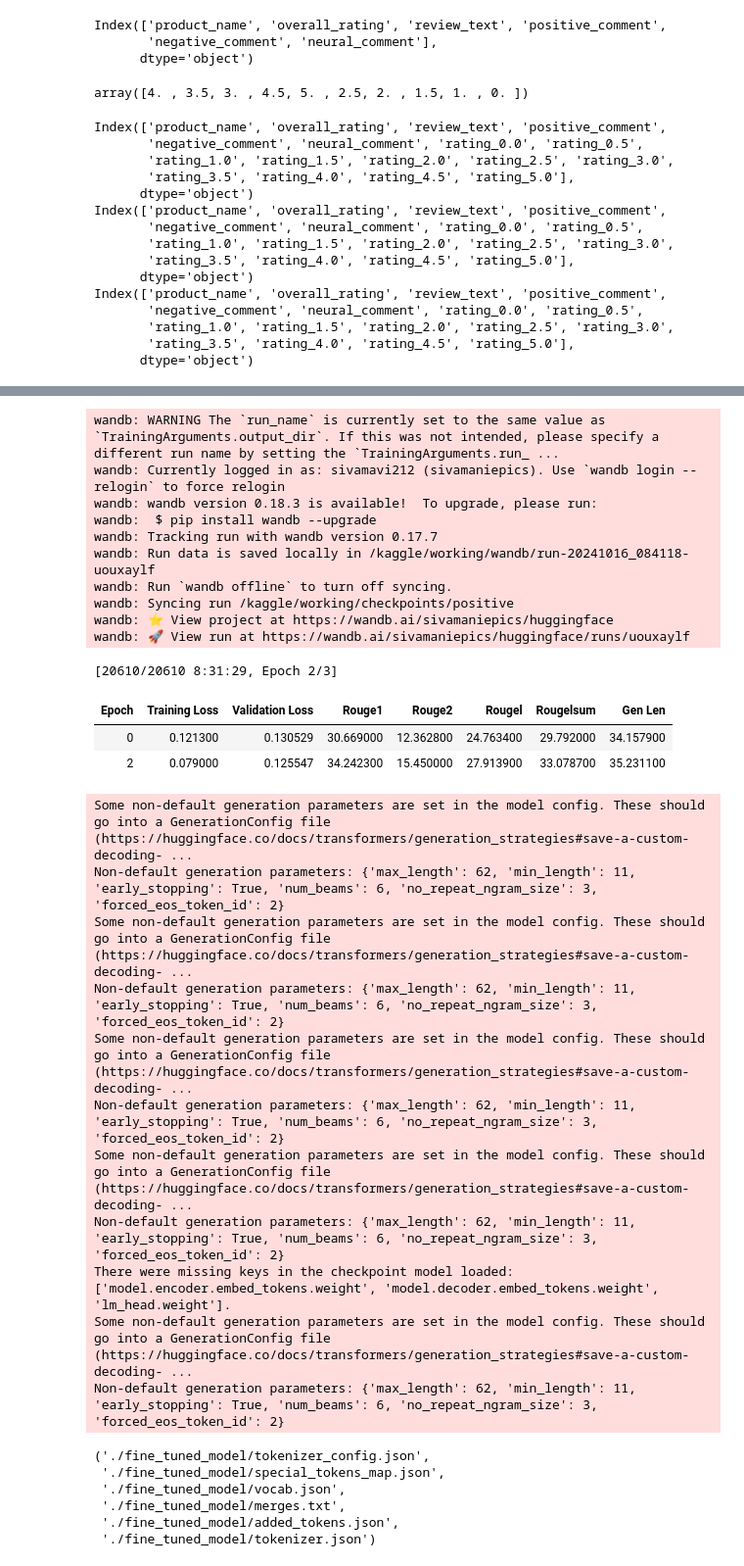
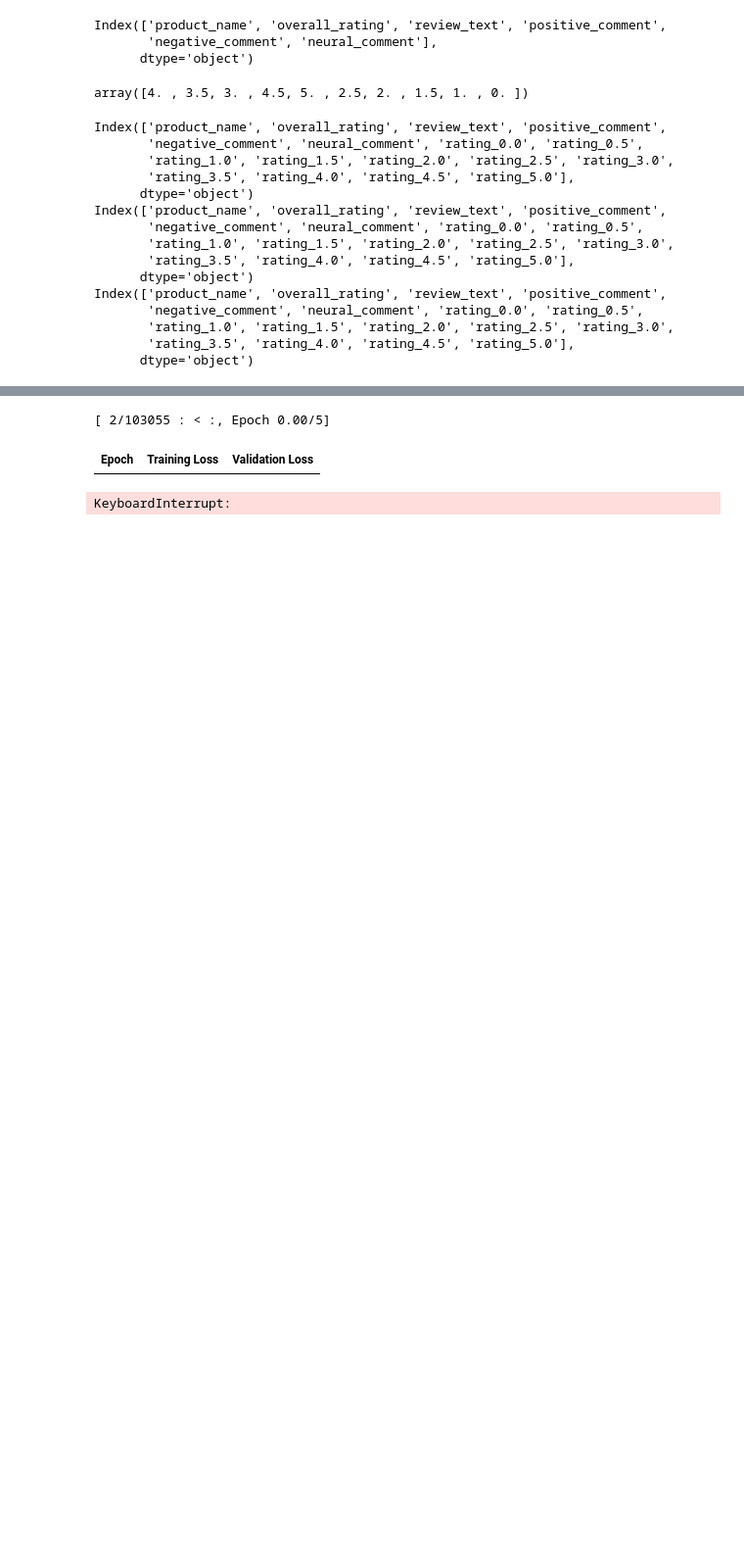
Before and after one commit to sivamani121/bio, a Jupyter notebook: generative-explanation.ipynb, the cells around one changed output, grey strips where cells are left out. Shown: that part at 98% size. Drawn from its saved outputs; the diff is of its cells as text; code cells hidden in the pictures; blank space fills up the shorter version.

Commit message:
Kaggle Notebook |  Generative Explanation | Version 6

```diff
--- a/generative-explanation.ipynb
+++ b/generative-explanation.ipynb
@@ -38,7 +38,7 @@ data_path = "/kaggle/input/pcmag-dataset/train.csv"
 test_path="/kaggle/input/pcmag-dataset/test.csv"
 valid_path="/kaggle/input/pcmag-dataset/valid.csv"
 # %%
-output_dir_positive = "/kaggle/working/checkpoints/positive"
+output_dir_positive = "/kaggle/working/checkpoints/negative"
 # %%
 import pandas as pd
 data = pd.read_csv(data_path)
@@ -180,0 +207,33 @@ tokenize_test = test_df.map(preprocess_data, batched = True, remove_columns=[ 'r
+# %%
+# Process each dataset separately
+tokenize_train_negative = train_df.map(preprocess_data_negative, batched=True, remove_columns=['review_text', 'negative_comment'])
+tokenize_train_positive = train_df.map(preprocess_data_positive, batched=True, remove_columns=['review_text', 'positive_comment'])
+tokenize_train_neutral = train_df.map(preprocess_data_neutral, batched=True, remove_columns=['review_text', 'neural_comment'])
+
+# Concatenate fields manually to ensure a flat structure
+def concatenate_datasets_flat(dataset1, dataset2, dataset3):
+    concatenated_dataset = {
+        'input_ids': dataset1['input_ids'] + dataset2['input_ids'] + dataset3['input_ids'],
+        'attention_mask': dataset1['attention_mask'] + dataset2['attention_mask'] + dataset3['attention_mask'],
+        'labels': dataset1['labels'] + dataset2['labels'] + dataset3['labels'],
+    }
+
+    return Dataset.from_dict(concatenated_dataset)
+
+# Concatenate the tokenized data across negative, positive, and neutral
+tokenize_train = concatenate_datasets_flat(tokenize_train_negative, tokenize_train_positive, tokenize_train_neutral)
+print(tokenize_train.column_names)
+# Repeat the same process for validation and test sets
+tokenize_valid_negative = valid_df.map(preprocess_data_negative, batched=True, remove_columns=['review_text', 'negative_comment'])
+tokenize_valid_positive = valid_df.map(preprocess_data_positive, batched=True, remove_columns=['review_text', 'positive_comment'])
+tokenize_valid_neutral = valid_df.map(preprocess_data_neutral, batched=True, remove_columns=['review_text', 'neural_comment'])
+
+tokenize_valid = concatenate_datasets_flat(tokenize_valid_negative, tokenize_valid_positive, tokenize_valid_neutral)
+
+tokenize_test_negative = test_df.map(preprocess_data_negative, batched=True, remove_columns=['review_text', 'negative_comment'])
+tokenize_test_positive = test_df.map(preprocess_data_positive, batched=True, remove_columns=['review_text', 'positive_comment'])
+tokenize_test_neutral = test_df.map(preprocess_data_neutral, batched=True, remove_columns=['review_text', 'neural_comment'])
+
+tokenize_test = concatenate_datasets_flat(tokenize_test_negative, tokenize_test_positive, tokenize_test_neutral)
+
+# Now tokenize_train, tokenize_valid, and tokenize_test contain the combined datasets in a flat structure
@@ -219,64 +274,36 @@ args = transformers.Seq2SeqTrainingArguments(
     evaluation_strategy='epoch',  # Your current evaluation strategy
     save_strategy='epoch',        # Set save strategy to match evaluation strategy
     learning_rate=2e-5,
     per_device_train_batch_size=1,
     per_device_eval_batch_size=1,
     gradient_accumulation_steps=2,
     weight_decay=0.01,
     save_total_limit=2,
-    num_train_epochs=3,
+    num_train_epochs=5,
     predict_with_generate=True,
     eval_accumulation_steps=1,
     fp16=True,
     load_best_model_at_end=True,
     output_dir=output_dir_positive,
     resume_from_checkpoint=True
 )
 
 trainer = transformers.Seq2SeqTrainer(
     model,
     args,
     train_dataset=tokenize_train,
     eval_dataset=tokenize_valid,
     data_collator=collator,
     tokenizer=tokenizer,
     compute_metrics=compute_rouge
 )
 trainer.train()
 
-model.save_pretrained("./fine_tuned_model")
+model.save_pretrained("./fine_tuned_model_negative")
 
 # Save the tokenizer
-tokenizer.save_pretrained("./fine_tuned_model")
+tokenizer.save_pretrained("./fine_tuned_model_nagative")
 # %% [output]
-wandb: WARNING The `run_name` is currently set to the same value as `TrainingArguments.output_dir`. If this was not intended, please specify a different run name by setting the `TrainingArguments.run_ ...
-wandb: Currently logged in as: sivamavi212 (sivamaniepics). Use `wandb login --relogin` to force relogin
-wandb: wandb version 0.18.3 is available!  To upgrade, please run:
-wandb:  $ pip install wandb --upgrade
-wandb: Tracking run with wandb version 0.17.7
-wandb: Run data is saved locally in /kaggle/working/wandb/run-20241016_084118-uouxaylf
-wandb: Run `wandb offline` to turn off syncing.
-wandb: Syncing run /kaggle/working/checkpoints/positive
-wandb: ⭐️ View project at https://wandb.ai/sivamaniepics/huggingface
-wandb: 🚀 View run at https://wandb.ai/sivamaniepics/huggingface/runs/uouxaylf
+[ 2/103055 : < :, Epoch 0.00/5]
+| Epoch | Training Loss | Validation Loss |
-[20610/20610 8:31:29, Epoch 2/3]
+KeyboardInterrupt:
-| Epoch | Training Loss | Validation Loss | Rouge1 | Rouge2 | Rougel | Rougelsum | Gen Len |
-| 0 | 0.121300 | 0.130529 | 30.669000 | 12.362800 | 24.763400 | 29.792000 | 34.157900 |
-| 2 | 0.079000 | 0.125547 | 34.242300 | 15.450000 | 27.913900 | 33.078700 | 35.231100 |
-Some non-default generation parameters are set in the model config. These should go into a GenerationConfig file (https://huggingface.co/docs/transformers/generation_strategies#save-a-custom-decoding- ...
-Non-default generation parameters: {'max_length': 62, 'min_length': 11, 'early_stopping': True, 'num_beams': 6, 'no_repeat_ngram_size': 3, 'forced_eos_token_id': 2}
-Some non-default generation parameters are set in the model config. These should go into a GenerationConfig file (https://huggingface.co/docs/transformers/generation_strategies#save-a-custom-decoding- ...
-Non-default generation parameters: {'max_length': 62, 'min_length': 11, 'early_stopping': True, 'num_beams': 6, 'no_repeat_ngram_size': 3, 'forced_eos_token_id': 2}
-Some non-default generation parameters are set in the model config. These should go into a GenerationConfig file (https://huggingface.co/docs/transformers/generation_strategies#save-a-custom-decoding- ...
-Non-default generation parameters: {'max_length': 62, 'min_length': 11, 'early_stopping': True, 'num_beams': 6, 'no_repeat_ngram_size': 3, 'forced_eos_token_id': 2}
-Some non-default generation parameters are set in the model config. These should go into a GenerationConfig file (https://huggingface.co/docs/transformers/generation_strategies#save-a-custom-decoding- ...
-Non-default generation parameters: {'max_length': 62, 'min_length': 11, 'early_stopping': True, 'num_beams': 6, 'no_repeat_ngram_size': 3, 'forced_eos_token_id': 2}
-There were missing keys in the checkpoint model loaded: ['model.encoder.embed_tokens.weight', 'model.decoder.embed_tokens.weight', 'lm_head.weight'].
-Some non-default generation parameters are set in the model config. These should go into a GenerationConfig file (https://huggingface.co/docs/transformers/generation_strategies#save-a-custom-decoding- ...
-Non-default generation parameters: {'max_length': 62, 'min_length': 11, 'early_stopping': True, 'num_beams': 6, 'no_repeat_ngram_size': 3, 'forced_eos_token_id': 2}
-('./fine_tuned_model/tokenizer_config.json',
- './fine_tuned_model/special_tokens_map.json',
- './fine_tuned_model/vocab.json',
- './fine_tuned_model/merges.txt',
- './fine_tuned_model/added_tokens.json',
- './fine_tuned_model/tokenizer.json')
```
Also changed, not shown: parts of 4 cells of this notebook.
